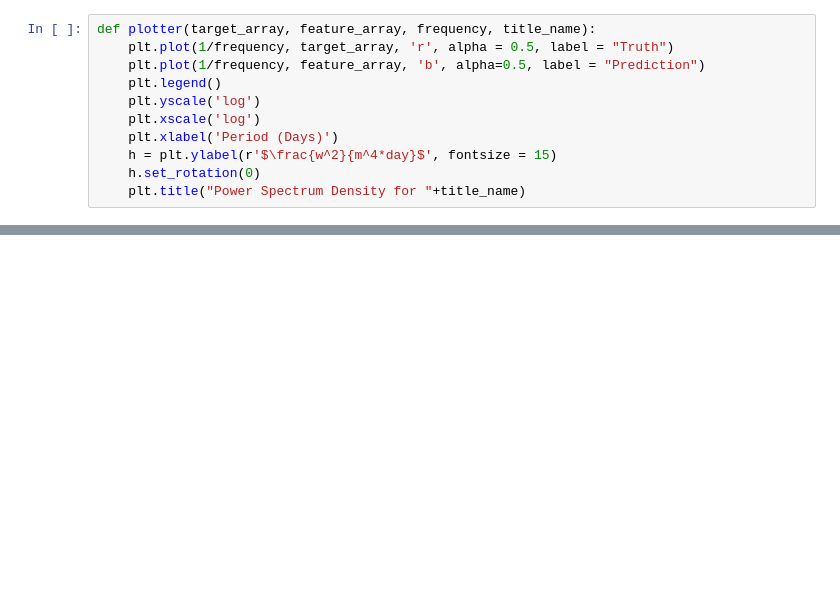
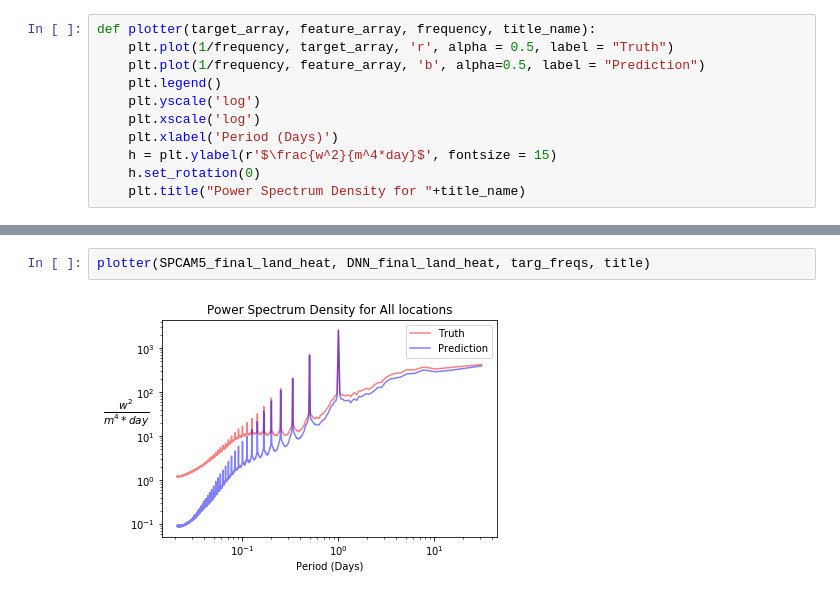
Before and after one commit to gmooers96/Real_Geography_Manuscript, a Jupyter notebook: Paper_PSD_Heating.ipynb, the cells around one changed output, grey strips where cells are left out. Saved outputs shown, nothing was run; the diff lists cells and outputs as text; blank space fills up the shorter version.

```diff
--- a/Paper_PSD_Heating.ipynb
+++ b/Paper_PSD_Heating.ipynb
@@ -243,0 +232,4 @@ plotter(target_avg, test_avg, targ_freqs, title)
+# %%
+plotter(SPCAM5_final_land_heat, DNN_final_land_heat, targ_freqs, title)
+# %% [output]
+[figure, added]
```
Also changed, not shown: parts of 15 cells of this notebook, 10 other files.
